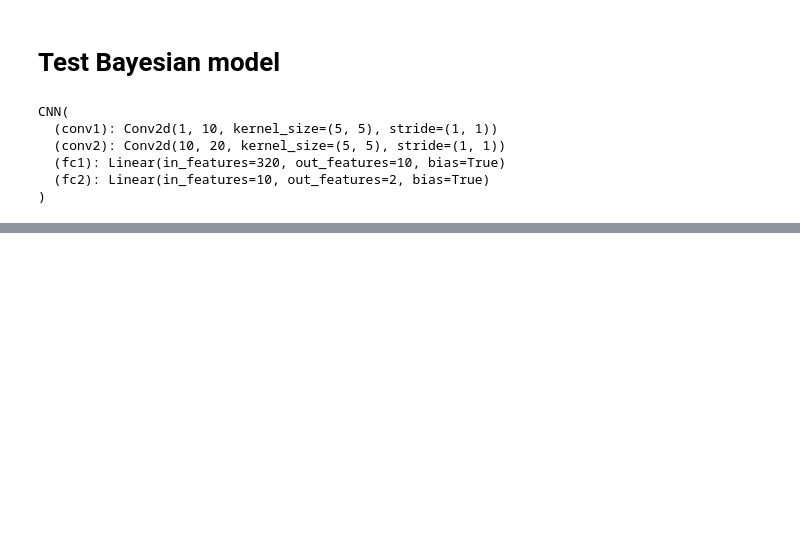
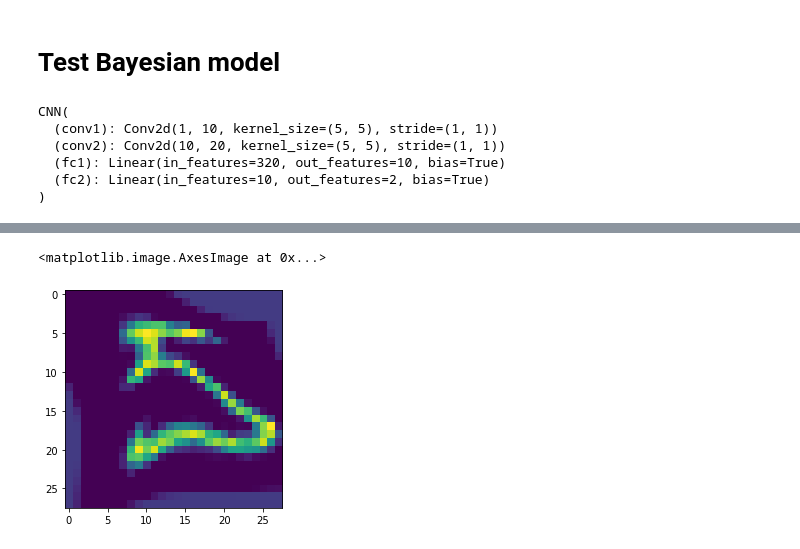
Before and after one commit to jnshzk/CCM_project, a Jupyter notebook: bayesian_model.ipynb, the cells around one changed output, grey strips where cells are left out. Saved outputs shown, nothing was run; the diff lists cells and outputs as text; code cells hidden in the pictures; blank space fills up the shorter version.

```diff
--- a/bayesian_model.ipynb
+++ b/bayesian_model.ipynb
@@ -340,3 +359,17 @@ test_dataset = torch.utils.data.Subset(test_dataset, test_filter)
+# %%
+#visualize augmentation
+
+from PIL import Image
+transform=transforms.Compose([
+                              #transforms.ToTensor(),
+                              transforms.Normalize((0.1307,), (0.3081,)),
+                              transforms.ElasticTransform(alpha=75.0, sigma=5.0)])
+
+augmented_image = transform(image)
+plt.imshow(augmented_image.detach().permute(1,2,0))
+# %% [output]
+<matplotlib.image.AxesImage at 0x...>
+[figure, added]
 # %%
 #test bayesian model on test set
 
```
Also changed, not shown: parts of 12 cells of this notebook.
